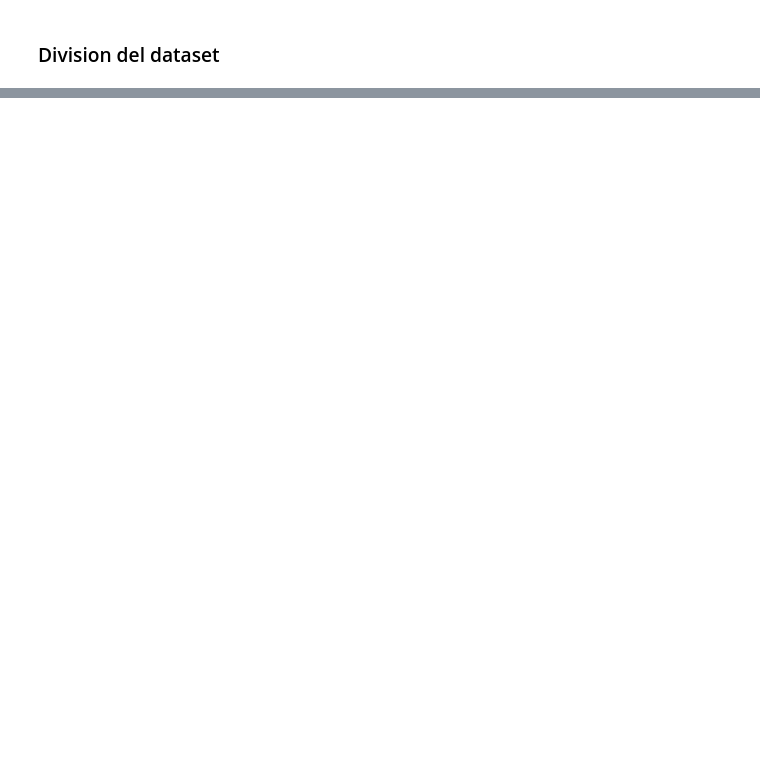
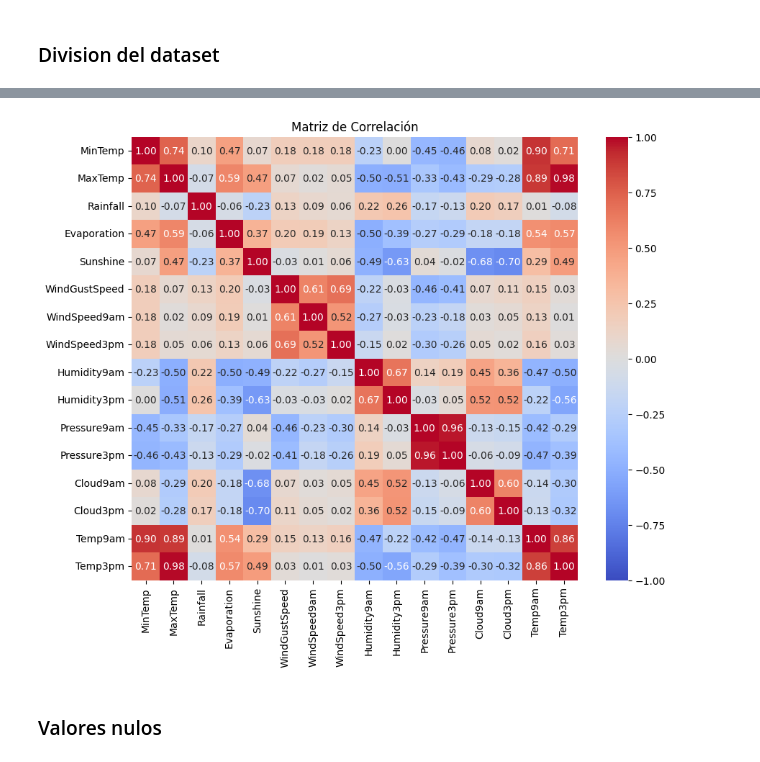
Before and after one commit to MariaCeli/AA1-TUIA-Celi-Grimaldi-Porcelli, a Jupyter notebook: TP-clasificacion-AA1.ipynb, the cells around one changed output, grey strips where cells are left out. Saved outputs shown, nothing was run; the diff lists cells and outputs as text; code cells hidden in the pictures; blank space fills up the shorter version.

```diff
--- a/TP-clasificacion-AA1.ipynb
+++ b/TP-clasificacion-AA1.ipynb
@@ -206,0 +253,14 @@ X_train, X_test, y_train, y_test = train_test_split(X, y, test_size=0.2, random_
+# %%
+# Matriz de correlacion
+
+correlacion = X_train[numericas].corr()
+
+# Visualizamos la matriz de correlación con un mapa de calor
+plt.figure(figsize=(10, 8))
+sns.heatmap(correlacion, annot=True, cmap='coolwarm', fmt='.2f', vmin=-1, vmax=1)
+plt.title("Matriz de Correlación")
+plt.show()
+# %% [output]
+[figure, added]
+# %% [markdown]
+### Valores nulos
```
Also changed, not shown: parts of 12 cells of this notebook.
